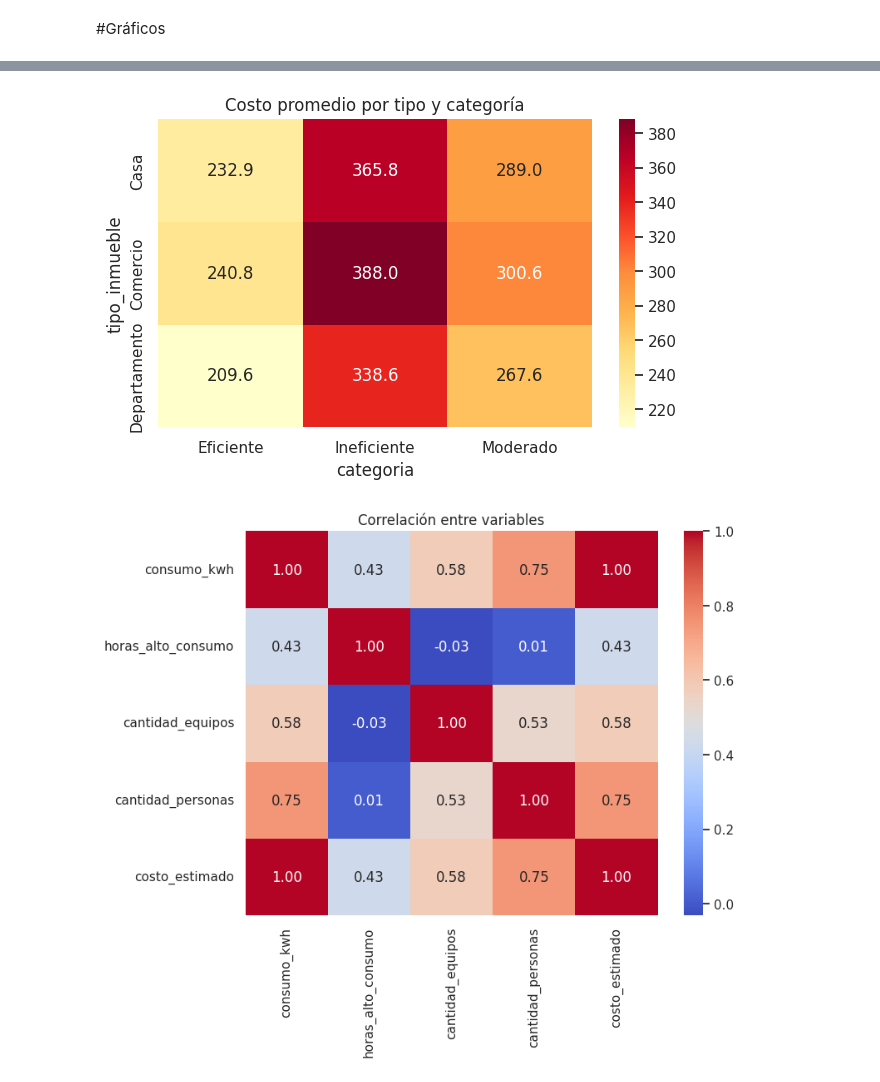
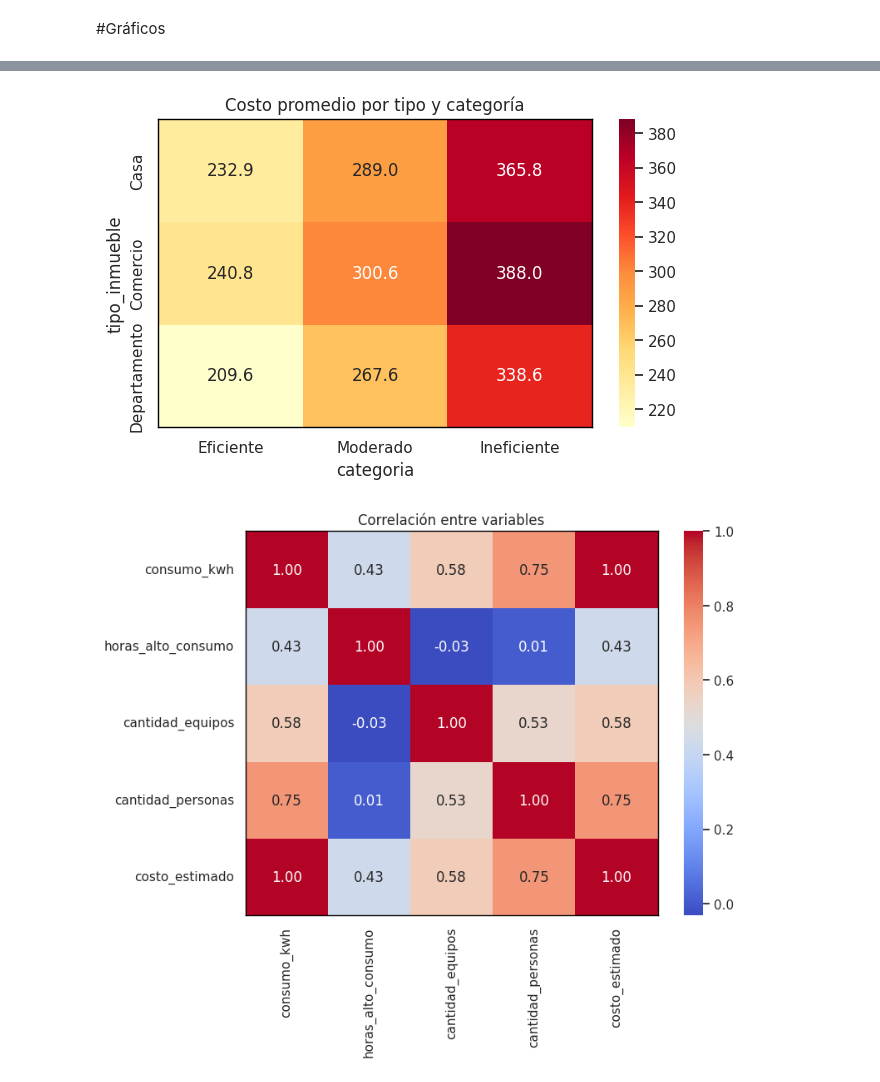
Before and after one commit to No-Country-simulation/G9-LATAM-TEAM-33, a Jupyter notebook: data-science/notebooks/EnergIA_Grupo33.ipynb, the cells around one changed output, grey strips where cells are left out. Saved outputs shown, nothing was run; the diff lists cells and outputs as text; code cells hidden in the pictures.

```diff
--- a/data-science/notebooks/EnergIA_Grupo33.ipynb
+++ b/data-science/notebooks/EnergIA_Grupo33.ipynb
@@ -749,25 +676,32 @@ plt.show()
 # %%
 tabla = df.pivot_table(
     values="costo_estimado",
     index="tipo_inmueble",
     columns="categoria",
     aggfunc="mean"
 )
 
+tabla = tabla[["Eficiente", "Moderado", "Ineficiente"]]
+
 plt.figure(figsize=(7,4))
 
-sns.heatmap(
+ax = sns.heatmap(
     tabla,
     annot=True,
     cmap="YlOrRd",
     fmt=".1f"
 )
 
+for spine in ax.spines.values():
+    spine.set_visible(True)
+    spine.set_linewidth(1)
+    spine.set_color("black")
+
 plt.title("Costo promedio por tipo y categoría")
 
 plt.show()
 # %% [output]
-[figure, old version]
+[figure, new version]
 # %%
 plt.figure(figsize=(8,6))
 
@@ -775,14 +709,19 @@ correlacion = df.select_dtypes(
     include=["int64","float64"]
 ).corr()
 
-sns.heatmap(
+ax = sns.heatmap(
     correlacion,
     annot=True,
     cmap="coolwarm",
     fmt=".2f"
 )
 
+for spine in ax.spines.values():
+    spine.set_visible(True)
+    spine.set_linewidth(1)
+    spine.set_color("black")
+
 plt.title("Correlación entre variables")
 plt.show()
 # %% [output]
-[figure, old version]
+[figure, new version]
```
Also changed, not shown: parts of 16 cells of this notebook, 1 other file.
